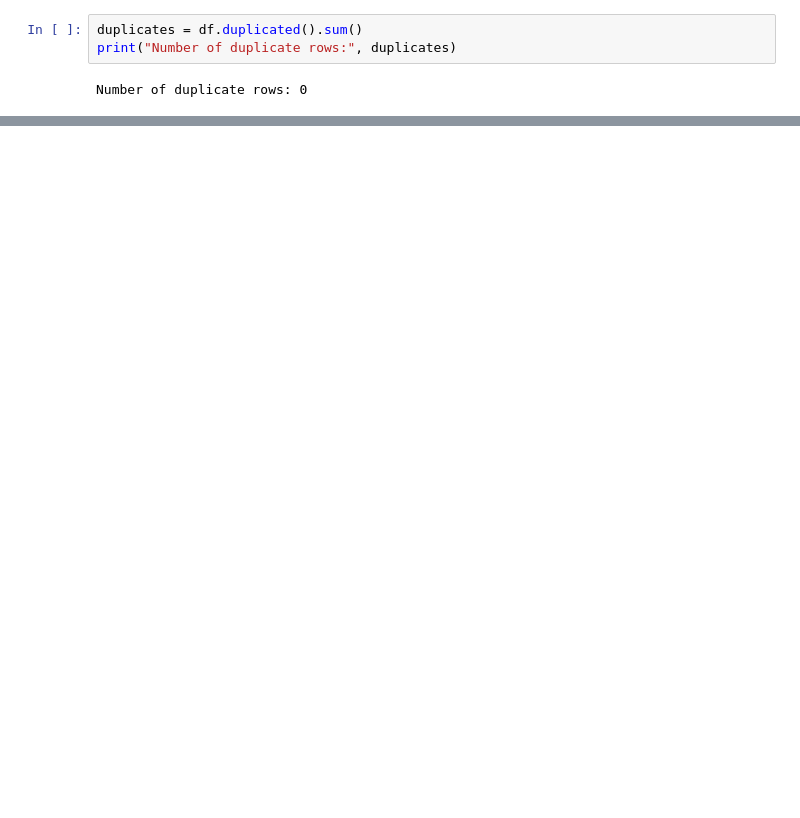
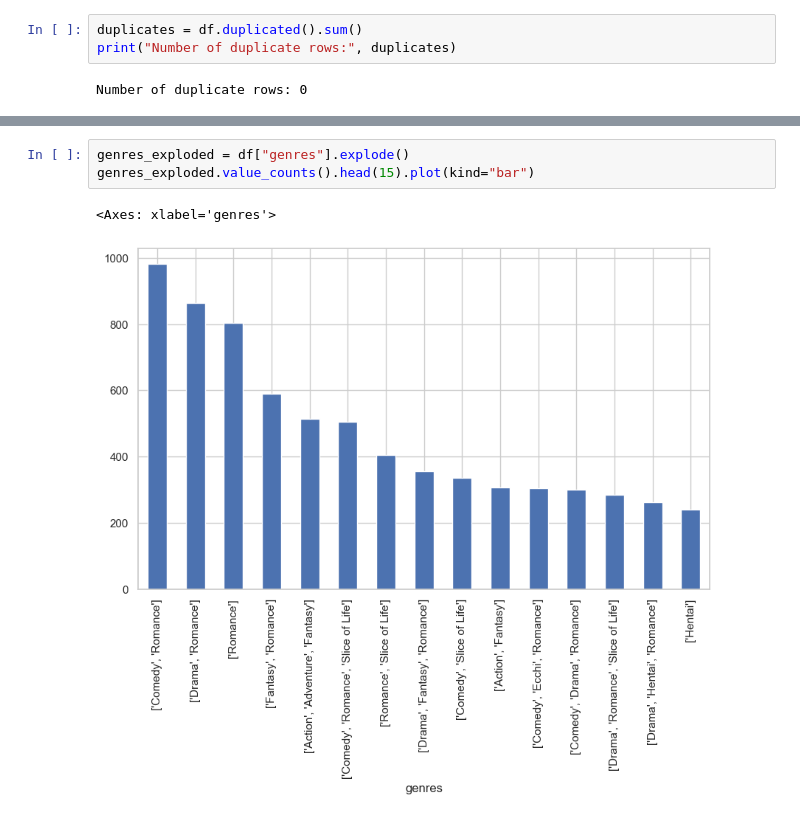
Before and after one commit to rslwnyx/Webtoon_Reccomendation, a Jupyter notebook: notebooks/eda.ipynb, the cells around one changed output, grey strips where cells are left out. Saved outputs shown, nothing was run; the diff lists cells and outputs as text; blank space fills up the shorter version.

```diff
--- a/notebooks/eda.ipynb
+++ b/notebooks/eda.ipynb
@@ -118 +138,7 @@ df['tags'] = df['tags'].apply(ast.literal_eval)
+# %%
+genres_exploded = df["genres"].explode()
+genres_exploded.value_counts().head(15).plot(kind="bar")
+# %% [output]
+<Axes: xlabel='genres'>
+[figure, added]
 # %%
```
Also changed, not shown: parts of 28 cells of this notebook, 11 other files.
